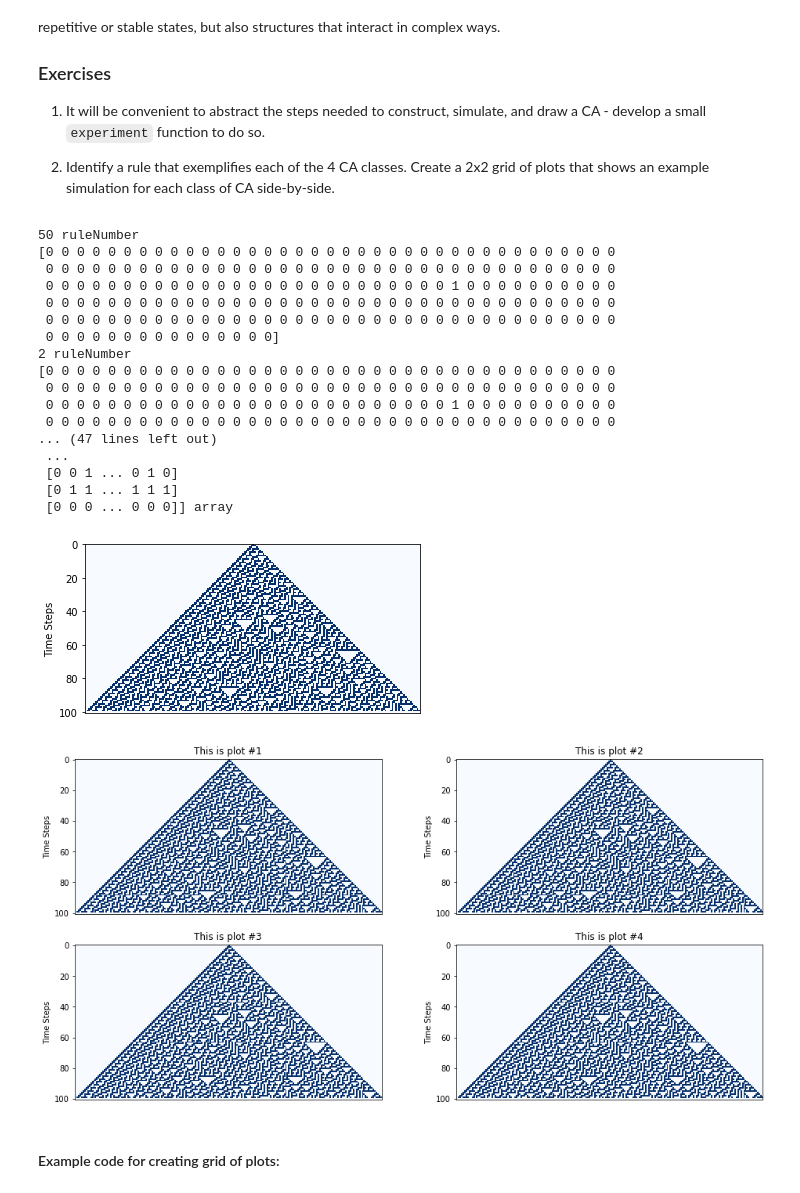
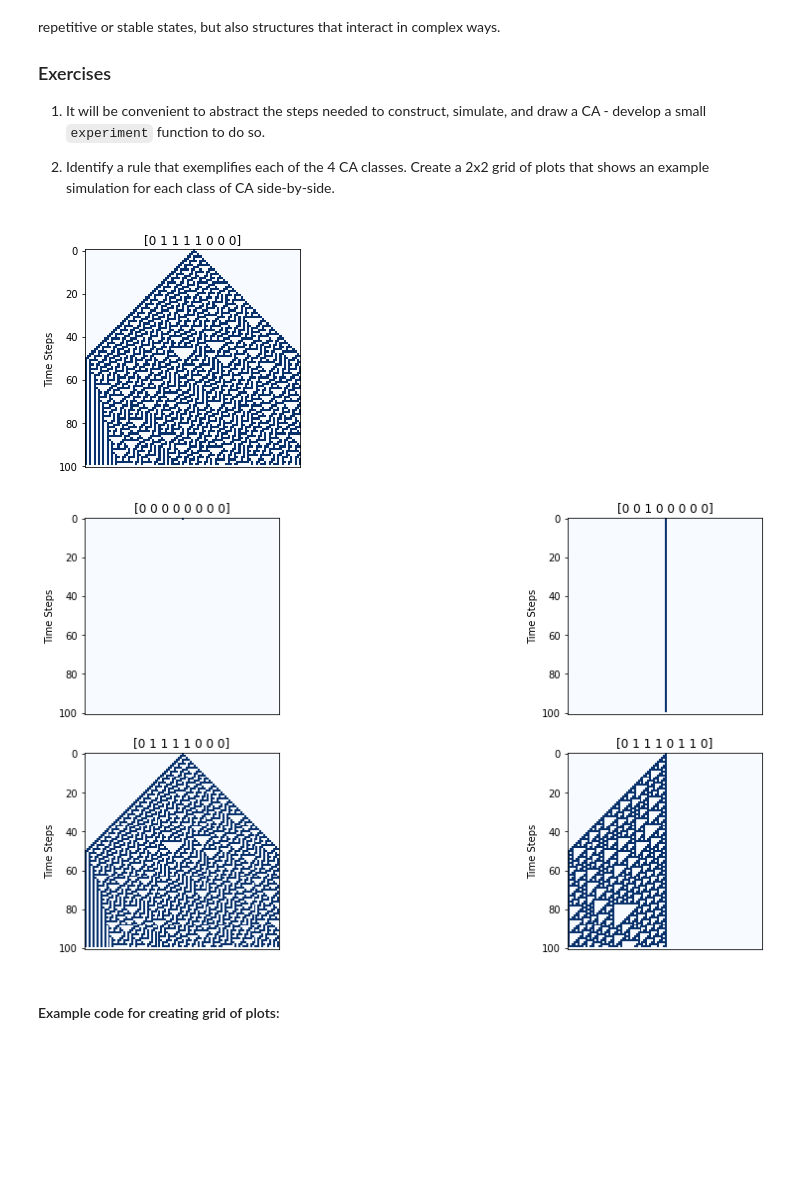
Before and after one commit to NicolasManuelKoch/cap-comp215, a Jupyter notebook: Copy_of_lab05.ipynb, the cells around one changed output. Saved outputs shown, nothing was run; the diff lists cells and outputs as text; code cells hidden in the pictures; blank space fills up the shorter version.

```diff
--- a/Copy_of_lab05.ipynb
+++ b/Copy_of_lab05.ipynb
@@ -166,32 +161,31 @@ The goal here is to improve on the design of that class, so it might be better t
 
 Note: this is *not* a dataclass - you will need to initialzice objects with an `__init__` method.
 # %%
-
 # Solution for Ex. 2 here...
 
 class Cell1D:
-  def __init__(self, nrofcells, ruleNumber):
+
+  def __init__(self, ruleNumber, cols):
     self.ruleNumber = get_lookup_table(ruleNumber)
-    self.start_state  = single_centre_array(nrofcells)
+    self.start_state = np.zeros((cols), dtype=np.uint8)
 
   def simulate(self, nr_of_steps):
-    timesteps = np.vstack([CA.start_state, np.zeros((nr_of_steps, len(CA.start_state)), dtype=np.uint8)])
+    self.start_state[len(self.start_state)//2] = 1
+    array = self.start_state
+    timesteps = np.vstack([array, np.zeros((nr_of_steps, len(array)), dtype=np.uint8)])
     for i in range(1, nr_of_steps):
-        timesteps[i] = transition(timesteps[i-1], CA.ruleNumber)
+        timesteps[i] = transition(timesteps[i-1], self.ruleNumber)
     return timesteps
 
-  def step():
-    steps = Cell1D.simulate(1)
-    return steps
+  def step(self):
+    steps = self.simulate(1)
 
-  def draw(array, title=''):
-    plt.title(title)
+  def draw(self, timesteps):
+    plt.title(self.ruleNumber) #(self.ruleNumber)
     plt.xticks([])  # turn off x-axis tick marks
     plt.ylabel('Time Steps')  # label y-axis to remind us time runs from top to bottom
-    plt.imshow(array, cmap='Blues', interpolation='none')
+    plt.imshow(timesteps, cmap='Blues', interpolation='none')
 
-
-
-CA = Cell1D(200, 90)
-Cell1D.draw(CA.simulate(100))
+CA = Cell1D(30, 100)
+CA.draw(CA.simulate(100))
 # %% [output]
@@ -222,43 +209,22 @@ Wolfram identifies 4 "classes" of Elementary Cellular Automata:
 # %%
 # Solution for Ex. 3 here...
 
 def experiment(nrofcells, ruleNumber, nrofsteps):
-  NEWCA = Cell1D(nrofcells, ruleNumber)
-  Cell1D.draw(NEWCA.simulate(nrofsteps))
+  NEWCA = Cell1D(ruleNumber, nrofcells)
+  NEWCA.draw(NEWCA.simulate(nrofsteps))
 
-experiment(200, 50, 100)
+experiment(100, 30, 100)
 
-CA1 = Cell1D(200, 2)
-CA2 = Cell1D(200, 30)
-CA3 = Cell1D(200, 80)
-CA4 = Cell1D(200, 30)
-
+Rules_list = [0, 4, 30, 110]
 
 plt.subplots(figsize=(16, 8))   # total figure size for subplots is 16 x 8 inches
 # Example: plot 4 plots in a 2x2 grid - plots are number 1..4
 for i in range(1, 5):
     plt.subplot(2, 2, i)         # draw next plot in "cell i" of a 2 x 2 grid
-    plot_ca(CA4.simulate(100), title=f'This is plot #{i}')
+    experiment(100, Rules_list[i-1], 100)
 # %% [output]
-50 ruleNumber
-[0 0 0 0 0 0 0 0 0 0 0 0 0 0 0 0 0 0 0 0 0 0 0 0 0 0 0 0 0 0 0 0 0 0 0 0 0
- 0 0 0 0 0 0 0 0 0 0 0 0 0 0 0 0 0 0 0 0 0 0 0 0 0 0 0 0 0 0 0 0 0 0 0 0 0
- 0 0 0 0 0 0 0 0 0 0 0 0 0 0 0 0 0 0 0 0 0 0 0 0 0 0 1 0 0 0 0 0 0 0 0 0 0
- 0 0 0 0 0 0 0 0 0 0 0 0 0 0 0 0 0 0 0 0 0 0 0 0 0 0 0 0 0 0 0 0 0 0 0 0 0
- 0 0 0 0 0 0 0 0 0 0 0 0 0 0 0 0 0 0 0 0 0 0 0 0 0 0 0 0 0 0 0 0 0 0 0 0 0
- 0 0 0 0 0 0 0 0 0 0 0 0 0 0 0]
-2 ruleNumber
-[0 0 0 0 0 0 0 0 0 0 0 0 0 0 0 0 0 0 0 0 0 0 0 0 0 0 0 0 0 0 0 0 0 0 0 0 0
- 0 0 0 0 0 0 0 0 0 0 0 0 0 0 0 0 0 0 0 0 0 0 0 0 0 0 0 0 0 0 0 0 0 0 0 0 0
- 0 0 0 0 0 0 0 0 0 0 0 0 0 0 0 0 0 0 0 0 0 0 0 0 0 0 1 0 0 0 0 0 0 0 0 0 0
- 0 0 0 0 0 0 0 0 0 0 0 0 0 0 0 0 0 0 0 0 0 0 0 0 0 0 0 0 0 0 0 0 0 0 0 0 0
-... (47 lines left out)
- ...
- [0 0 1 ... 0 1 0]
- [0 1 1 ... 1 1 1]
- [0 0 0 ... 0 0 0]] array
-[figure, old version]
+[figure, new version]
-[figure, old version]
+[figure, new version]
 # %% [markdown]
 #### Example code for creating grid of plots:
 # %%
```
Also changed, not shown: parts of 6 cells of this notebook.
